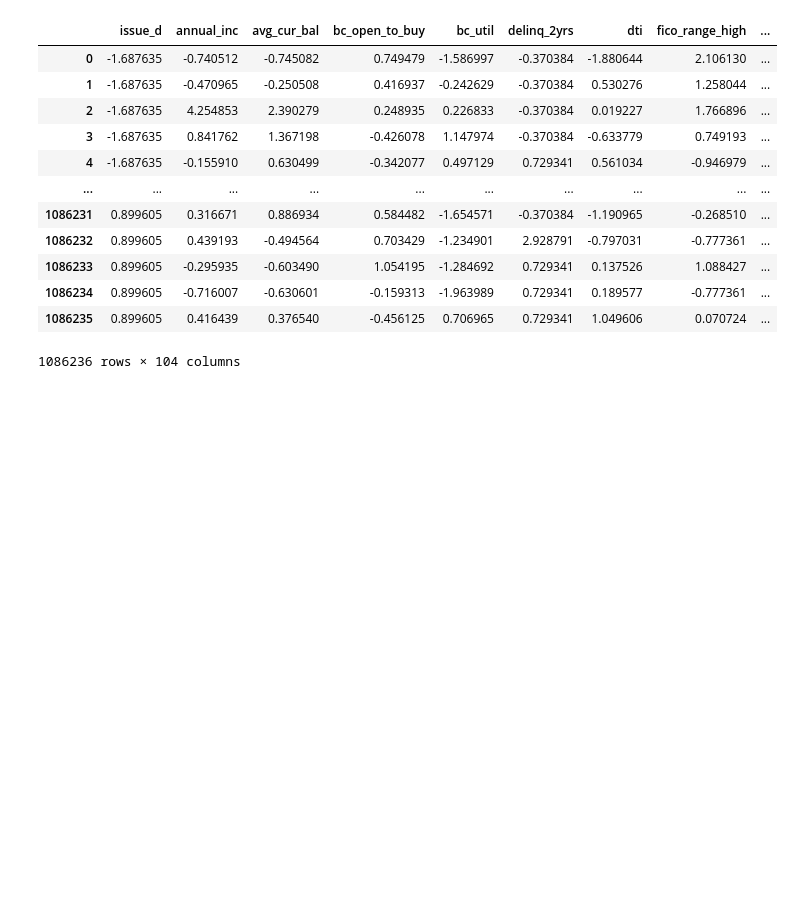
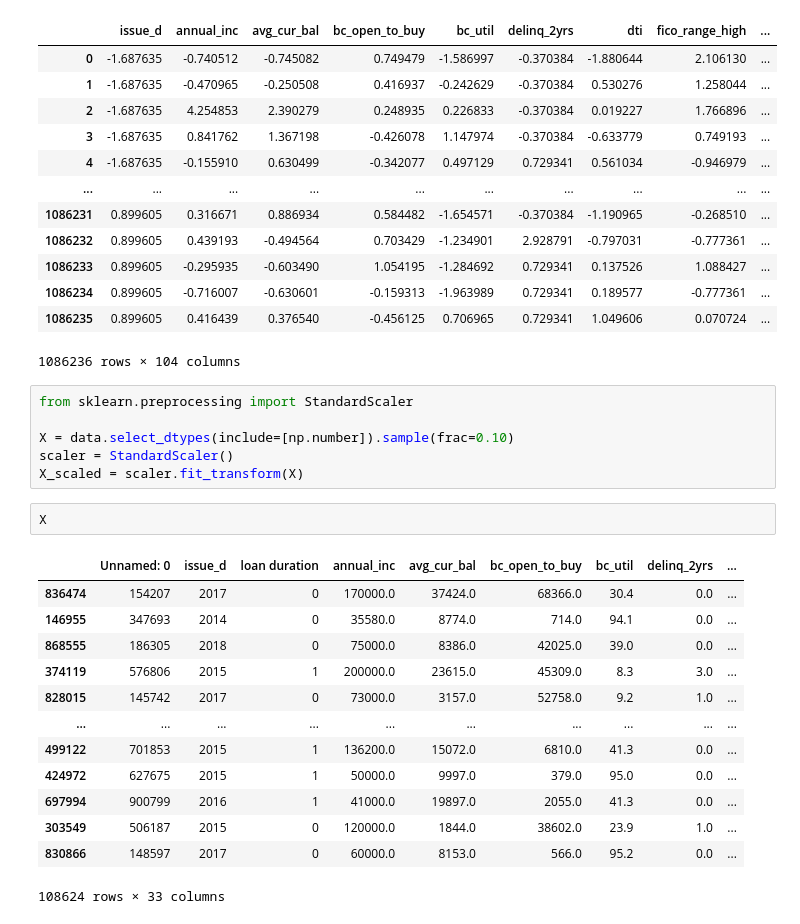
Before and after one commit to auggy-ntn/Interpretability-Stability-and-Fairness-project, a Jupyter notebook: notebooks/preproc.ipynb, the cells around one changed output. Saved outputs shown, nothing was run; the diff lists cells and outputs as text; blank space fills up the shorter version.

```diff
--- a/notebooks/preproc.ipynb
+++ b/notebooks/preproc.ipynb
@@ -71,3 +71,25 @@ df
 | 1086234 | 0.899605 | -0.716007 | -0.630601 | -0.159313 | -1.963989 | 0.729341 | 0.189577 | -0.777361 | ... |
 | 1086235 | 0.899605 | 0.416439 | 0.376540 | -0.456125 | 0.706965 | 0.729341 | 1.049606 | 0.070724 | ... |
 1086236 rows × 104 columns
+# %%
+from sklearn.preprocessing import StandardScaler
+
+X = data.select_dtypes(include=[np.number]).sample(frac=0.10)
+scaler = StandardScaler()
+X_scaled = scaler.fit_transform(X)
+# %%
+X
+# %% [output]
+|  | Unnamed: 0 | issue_d | loan duration | annual_inc | avg_cur_bal | bc_open_to_buy | bc_util | delinq_2yrs | ... |
+| 836474 | 154207 | 2017 | 0 | 170000.0 | 37424.0 | 68366.0 | 30.4 | 0.0 | ... |
+| 146955 | 347693 | 2014 | 0 | 35580.0 | 8774.0 | 714.0 | 94.1 | 0.0 | ... |
+| 868555 | 186305 | 2018 | 0 | 75000.0 | 8386.0 | 42025.0 | 39.0 | 0.0 | ... |
+| 374119 | 576806 | 2015 | 1 | 200000.0 | 23615.0 | 45309.0 | 8.3 | 3.0 | ... |
+| 828015 | 145742 | 2017 | 0 | 73000.0 | 3157.0 | 52758.0 | 9.2 | 1.0 | ... |
+| ... | ... | ... | ... | ... | ... | ... | ... | ... | ... |
+| 499122 | 701853 | 2015 | 1 | 136200.0 | 15072.0 | 6810.0 | 41.3 | 0.0 | ... |
+| 424972 | 627675 | 2015 | 1 | 50000.0 | 9997.0 | 379.0 | 95.0 | 0.0 | ... |
+| 697994 | 900799 | 2016 | 1 | 41000.0 | 19897.0 | 2055.0 | 41.3 | 0.0 | ... |
+| 303549 | 506187 | 2015 | 0 | 120000.0 | 1844.0 | 38602.0 | 23.9 | 1.0 | ... |
+| 830866 | 148597 | 2017 | 0 | 60000.0 | 8153.0 | 566.0 | 95.2 | 0.0 | ... |
+108624 rows × 33 columns
```
Also changed, not shown: parts of 3 cells of this notebook, 7 other files.
